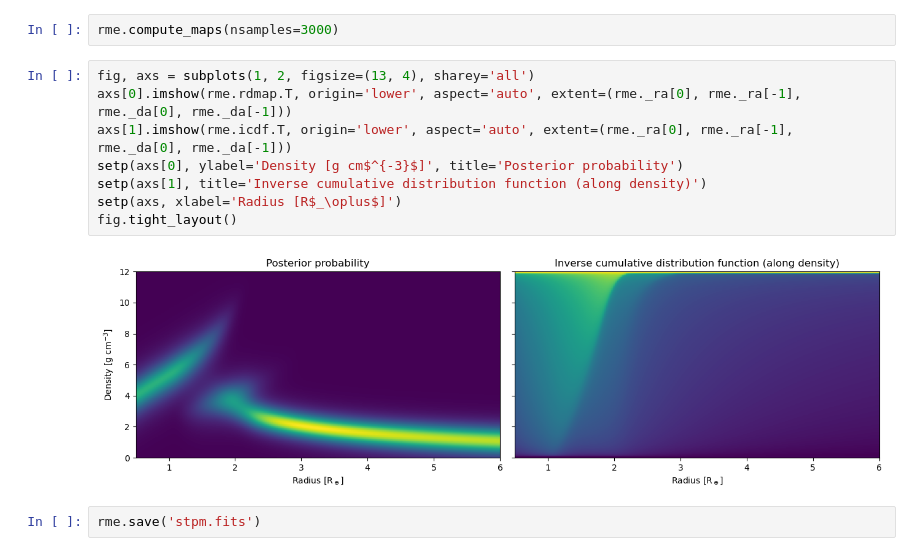
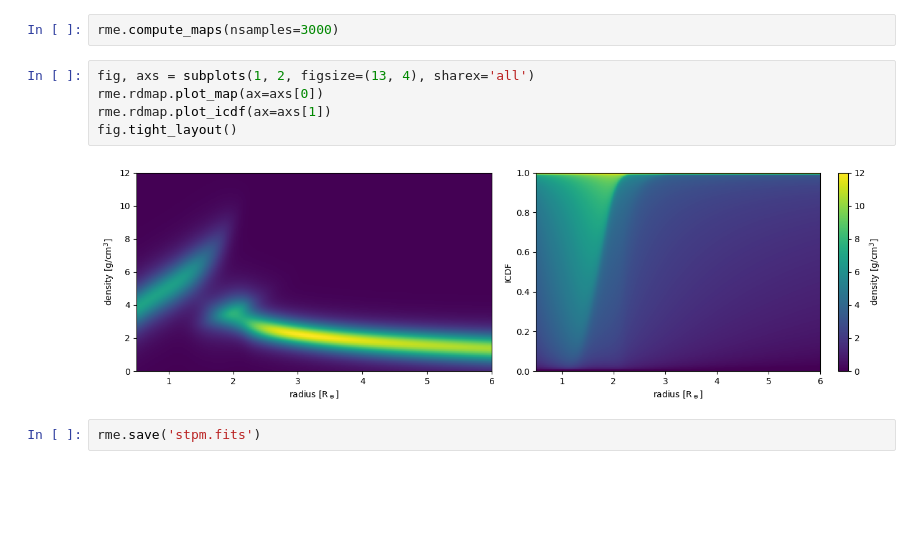
Before and after one commit to hpparvi/spright, a Jupyter notebook: notebooks/01_RMEstimator.ipynb, the cells around one changed output. Saved outputs shown, nothing was run; the diff lists cells and outputs as text; blank space fills up the shorter version.

```diff
--- a/notebooks/01_RMEstimator.ipynb
+++ b/notebooks/01_RMEstimator.ipynb
@@ -120,16 +120,13 @@ corner(data=df.values, labels=df.columns);
 ## Compute and save the posterior and ICDF maps
 # %%
 rme.compute_maps(nsamples=3000)
-# %%
-fig, axs = subplots(1, 2, figsize=(13, 4), sharey='all')
-axs[0].imshow(rme.rdmap.T, origin='lower', aspect='auto', extent=(rme._ra[0], rme._ra[-1], rme._da[0], rme._da[-1]))
-axs[1].imshow(rme.icdf.T, origin='lower', aspect='auto', extent=(rme._ra[0], rme._ra[-1], rme._da[0], rme._da[-1]))
-setp(axs[0], ylabel='Density [g cm$^{-3}$]', title='Posterior probability')
-setp(axs[1], title='Inverse cumulative distribution function (along density)')
-setp(axs, xlabel='Radius [R$_\oplus$]')
-fig.tight_layout()
-# %% [output]
-[figure, removed]
+# %%
+fig, axs = subplots(1, 2, figsize=(13, 4), sharex='all')
+rme.rdmap.plot_map(ax=axs[0])
+rme.rdmap.plot_icdf(ax=axs[1])
+fig.tight_layout()
+# %% [output]
+[figure, added]
 # %%
 rme.save('stpm.fits')
 # %% [markdown]
```
Also changed, not shown: parts of 6 cells of this notebook.
